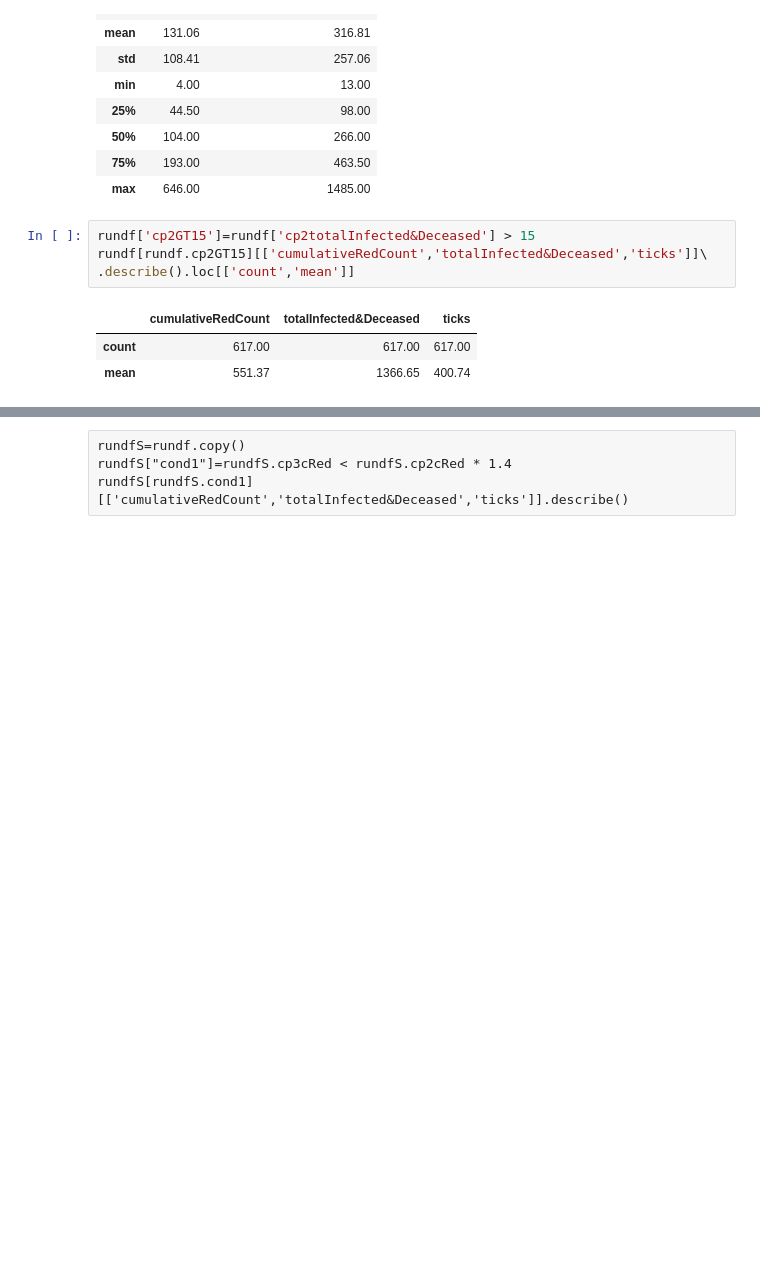
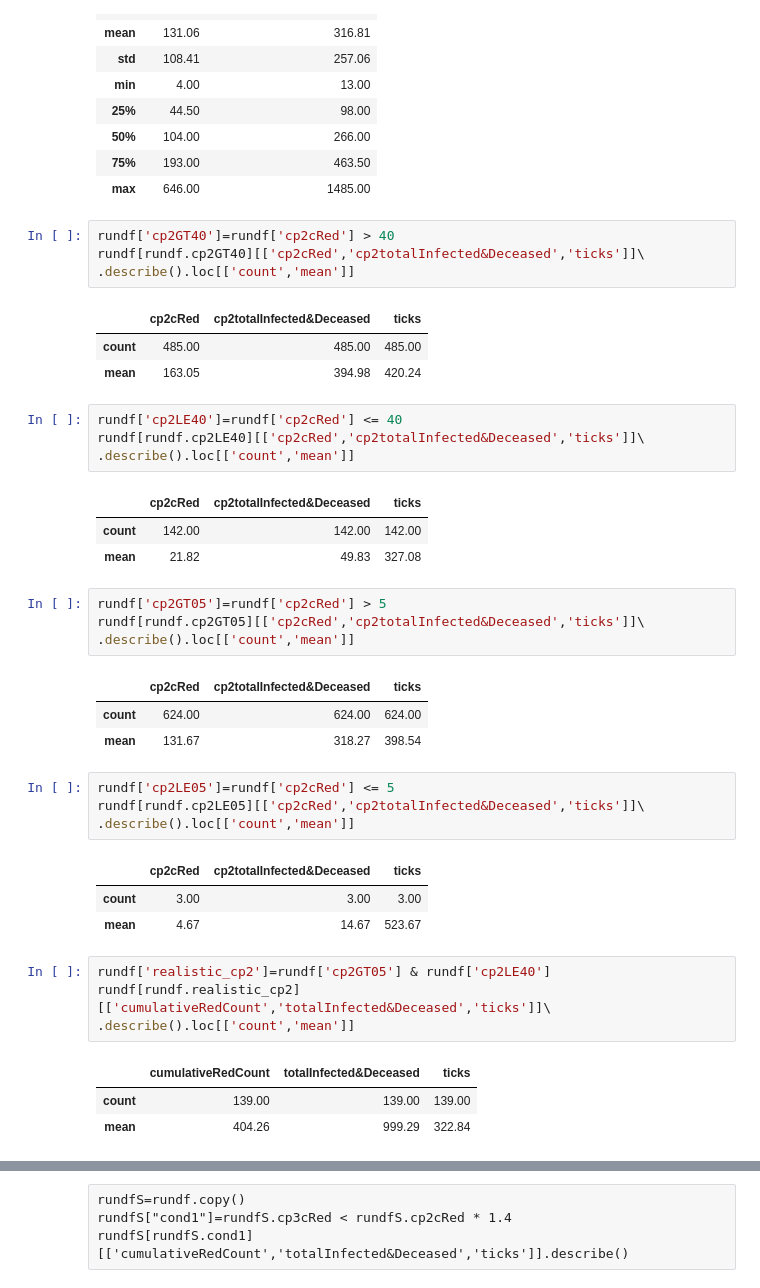
Before and after one commit to terna/readSIsaR_BatchResults, a Jupyter notebook: selectResults1kStableSeedsCPoints_basicControlB_schoolOpenSeptChangingWorld_plusHMlog.ipynb, the cells around one changed output, grey strips where cells are left out. Drawn from its saved outputs; the diff is of its cells as text; blank space fills up the shorter version.

```diff
--- a/selectResults1kStableSeedsCPoints_basicControlB_schoolOpenSeptChangingWorld_plusHMlog.ipynb
+++ b/selectResults1kStableSeedsCPoints_basicControlB_schoolOpenSeptChangingWorld_plusHMlog.ipynb
@@ -127,11 +127,43 @@ rundf[rundf['cp2totalInfected&Deceased'].notnull()][['cp2cRed','cp2totalInfected
 | 50% | 104.00 | 266.00 |
 | 75% | 193.00 | 463.50 |
 | max | 646.00 | 1485.00 |
+# %%
+rundf['cp2GT40']=rundf['cp2cRed'] > 40
+rundf[rundf.cp2GT40][['cp2cRed','cp2totalInfected&Deceased','ticks']]\
+.describe().loc[['count','mean']]
+# %% [output]
+|  | cp2cRed | cp2totalInfected&Deceased | ticks |
+| count | 485.00 | 485.00 | 485.00 |
+| mean | 163.05 | 394.98 | 420.24 |
+# %%
+rundf['cp2LE40']=rundf['cp2cRed'] <= 40
+rundf[rundf.cp2LE40][['cp2cRed','cp2totalInfected&Deceased','ticks']]\
+.describe().loc[['count','mean']]
+# %% [output]
+|  | cp2cRed | cp2totalInfected&Deceased | ticks |
+| count | 142.00 | 142.00 | 142.00 |
+| mean | 21.82 | 49.83 | 327.08 |
+# %%
+rundf['cp2GT05']=rundf['cp2cRed'] > 5
+rundf[rundf.cp2GT05][['cp2cRed','cp2totalInfected&Deceased','ticks']]\
+.describe().loc[['count','mean']]
+# %% [output]
+|  | cp2cRed | cp2totalInfected&Deceased | ticks |
+| count | 624.00 | 624.00 | 624.00 |
+| mean | 131.67 | 318.27 | 398.54 |
+# %%
+rundf['cp2LE05']=rundf['cp2cRed'] <= 5
+rundf[rundf.cp2LE05][['cp2cRed','cp2totalInfected&Deceased','ticks']]\
+.describe().loc[['count','mean']]
+# %% [output]
+|  | cp2cRed | cp2totalInfected&Deceased | ticks |
+| count | 3.00 | 3.00 | 3.00 |
+| mean | 4.67 | 14.67 | 523.67 |
 # %%
-rundf['cp2GT15']=rundf['cp2totalInfected&Deceased'] > 15
-rundf[rundf.cp2GT15][['cumulativeRedCount','totalInfected&Deceased','ticks']]\
+rundf['realistic_cp2']=rundf['cp2GT05'] & rundf['cp2LE40']
+rundf[rundf.realistic_cp2][['cumulativeRedCount','totalInfected&Deceased','ticks']]\
 .describe().loc[['count','mean']]
 # %% [output]
 |  | cumulativeRedCount | totalInfected&Deceased | ticks |
-| count | 617.00 | 617.00 | 617.00 |
-| mean | 551.37 | 1366.65 | 400.74 |
+| count | 139.00 | 139.00 | 139.00 |
+| mean | 404.26 | 999.29 | 322.84 |
```
Also changed, not shown: parts of 19 cells of this notebook.
